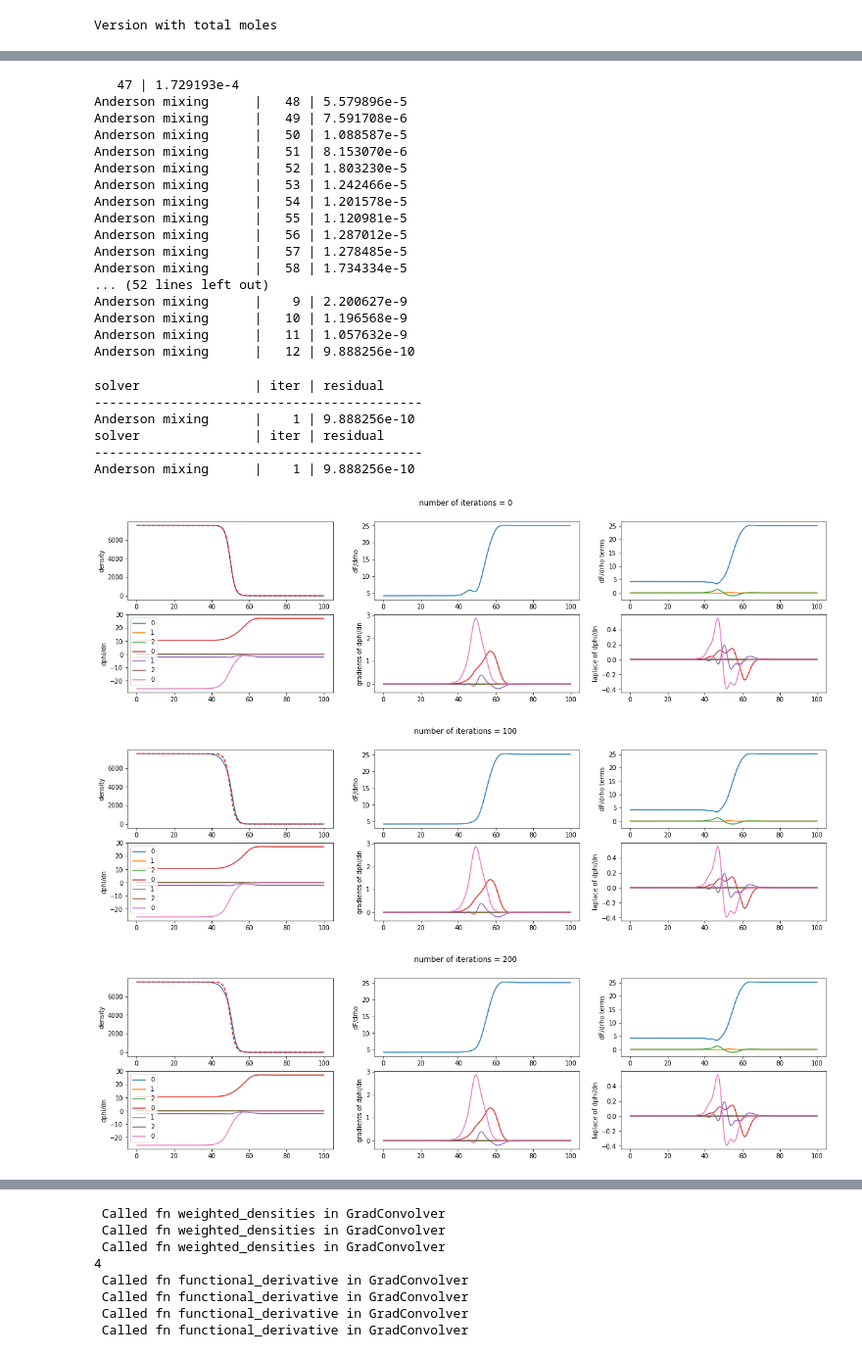
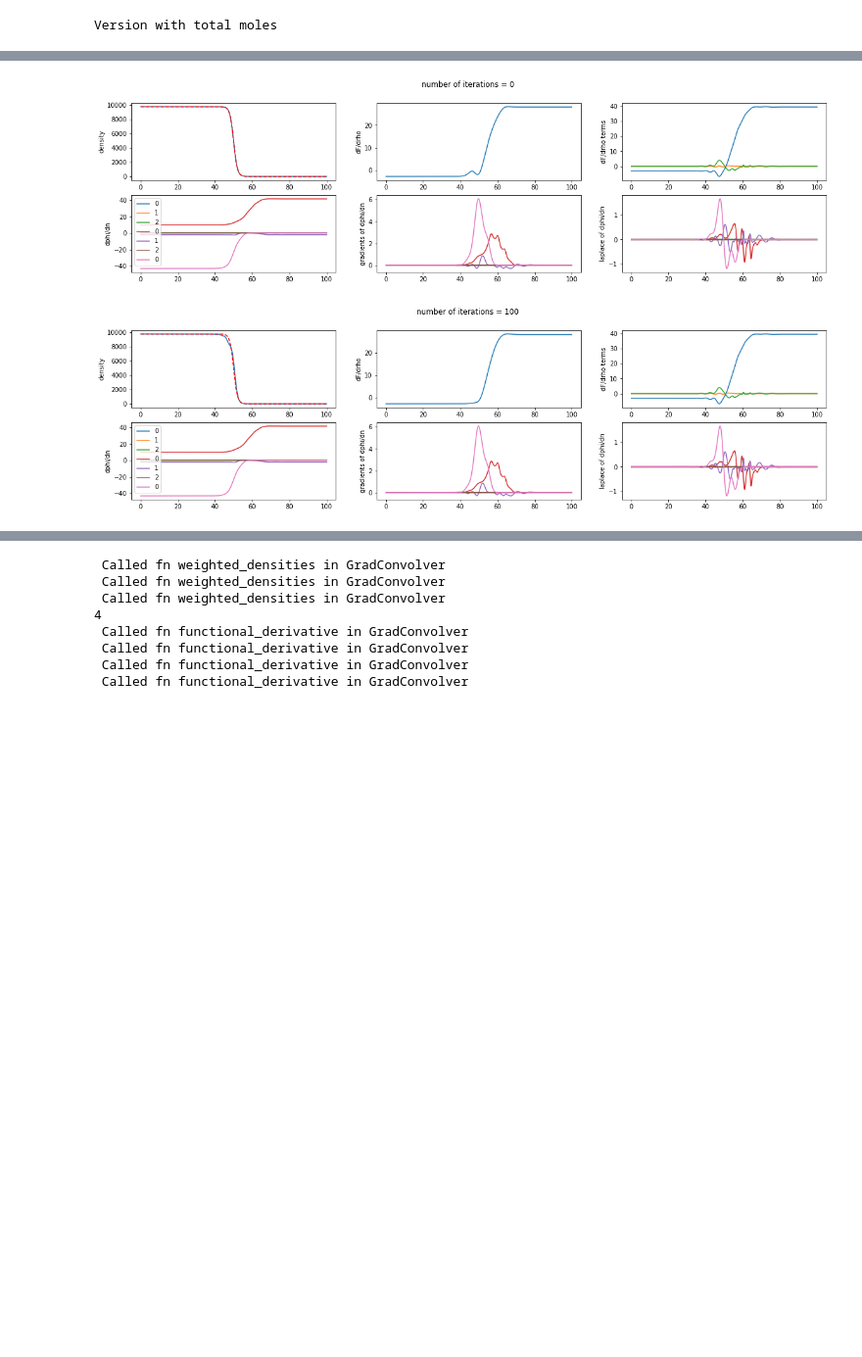
Before and after one commit to bbbursik/feos-pcsaft, a Jupyter notebook: examples/22-01-13-exampleDFT.ipynb, the cells around one changed output, grey strips where cells are left out. Shown at 98% size. Drawn from its saved outputs; the diff is of its cells as text; code cells hidden in the pictures; blank space fills up the shorter version.

```diff
--- a/examples/22-01-13-exampleDFT.ipynb
+++ b/examples/22-01-13-exampleDFT.ipynb
@@ -167,12 +203,13 @@ plt.plot(interface.z / ANGSTROM, (density_init / MOL * METER**3)[0,:], '--')
 # %%
+%%time
 max_iter = 100
-imax = 4
+imax = 1
 
 # solver = DFTSolver(output=True).picard_iteration(tol=1.0e-8, beta=0.01, max_iter=max_iter)#.picard_iteration(tol=1.0e-5, beta=0.01, max_iter=10).anderson_mixing(tol=1.0e-9,mmax=10)# # just write after one another
 
 
-solver = DFTSolver(output=True).anderson_mixing(tol=1.0e-9,mmax=50, max_iter=max_iter, beta=0.03)# # just write after one another
-interface1 = PlanarInterface.from_tanh(vle, 512, 100 * ANGSTROM, t_crit, local_flag=False)
+solver = DFTSolver(output=True).anderson_mixing(tol=1.0e-9,mmax=25, max_iter=max_iter, beta=0.03)# # just write after one another
+interface1 = PlanarInterface.from_tanh(vle, 1024, 100 * ANGSTROM, t_crit, local_flag=False)
 density_init = interface1.density
 i = 0
 
@@ -277,26 +314,2 @@ Anderson mixing      |
-   47 | 1.729193e-4
-Anderson mixing      |   48 | 5.579896e-5
-Anderson mixing      |   49 | 7.591708e-6
-Anderson mixing      |   50 | 1.088587e-5
-Anderson mixing      |   51 | 8.153070e-6
-Anderson mixing      |   52 | 1.803230e-5
-Anderson mixing      |   53 | 1.242466e-5
-Anderson mixing      |   54 | 1.201578e-5
-Anderson mixing      |   55 | 1.120981e-5
-Anderson mixing      |   56 | 1.287012e-5
-Anderson mixing      |   57 | 1.278485e-5
-Anderson mixing      |   58 | 1.734334e-5
-... (52 lines left out)
-Anderson mixing      |    9 | 2.200627e-9
-Anderson mixing      |   10 | 1.196568e-9
-Anderson mixing      |   11 | 1.057632e-9
-Anderson mixing      |   12 | 9.888256e-10
-solver               | iter | residual
--------------------------------------------
-Anderson mixing      |    1 | 9.888256e-10
-solver               | iter | residual
--------------------------------------------
-Anderson mixing      |    1 | 9.888256e-10
-[figure, old version]
+[figure, new version]
-[figure, old version]
+[figure, new version]
-[figure, removed]
```
Also changed, not shown: parts of 6 cells of this notebook, 1 other file.
